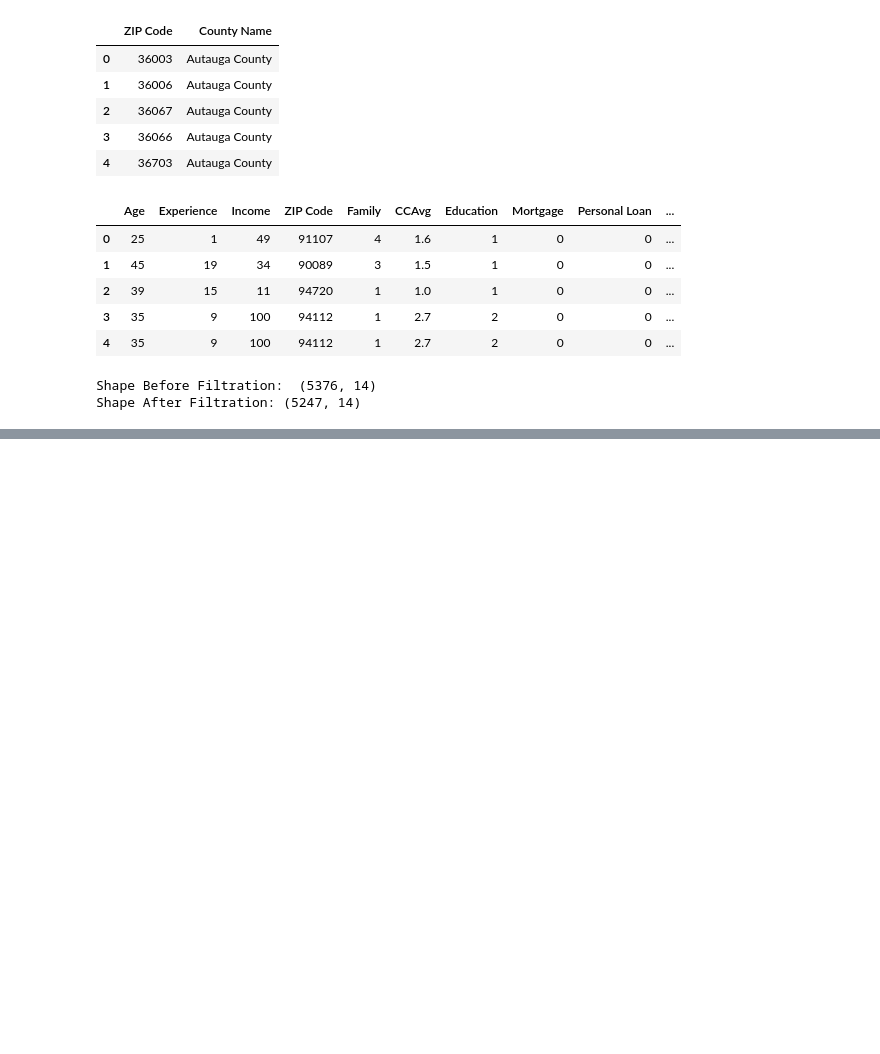
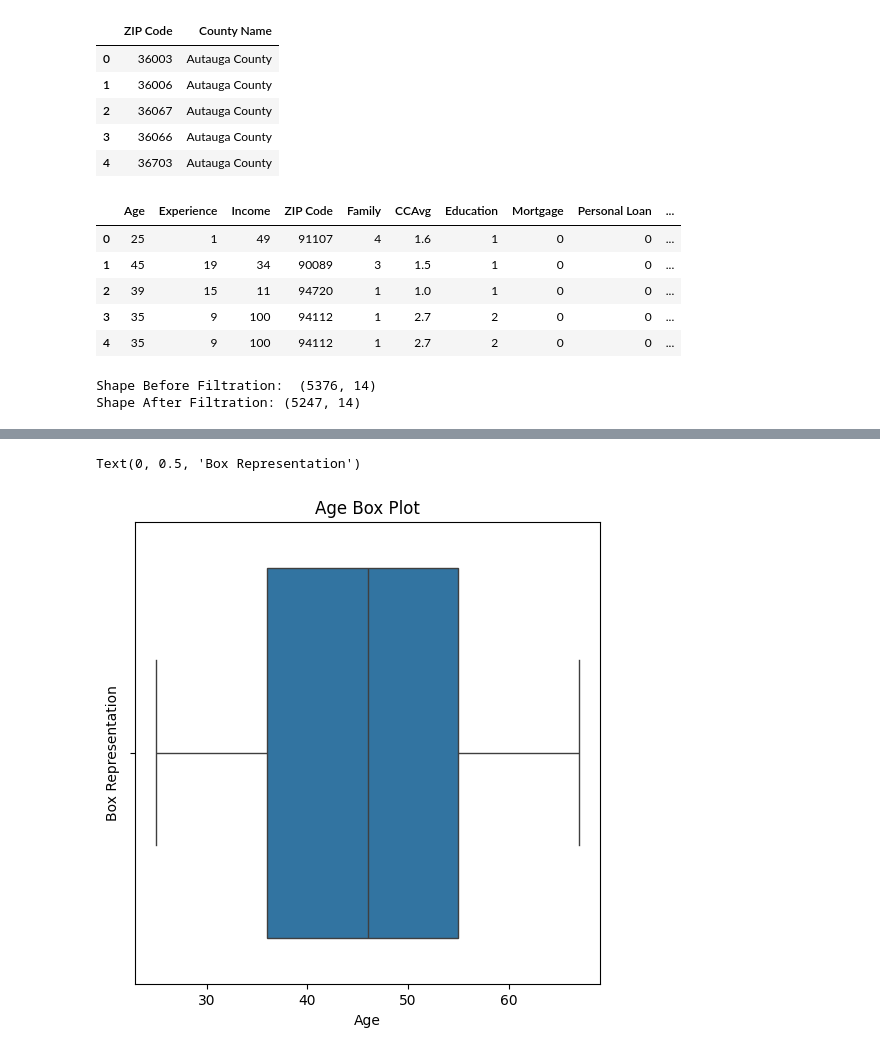
Before and after one commit to jpoitras2k/Git, a Jupyter notebook: Module2 AI Bootcamp/UseCaseProject.ipynb, the cells around one changed output, grey strips where cells are left out. Drawn from its saved outputs; the diff is of its cells as text; code cells hidden in the pictures; blank space fills up the shorter version.

```diff
--- a/Module2 AI Bootcamp/UseCaseProject.ipynb
+++ b/Module2 AI Bootcamp/UseCaseProject.ipynb
@@ -130,0 +143,9 @@ Shape After Filtration: (5247, 14)
+# %%
+fig = plt.figure(figsize=(6, 6))
+sns.boxplot(x = df["Age"])
+plt.title('Age Box Plot')
+plt.xlabel('Age')
+plt.ylabel('Box Representation')
+# %% [output]
+Text(0, 0.5, 'Box Representation')
+[figure, added]
```
Also changed, not shown: parts of 6 cells of this notebook.
